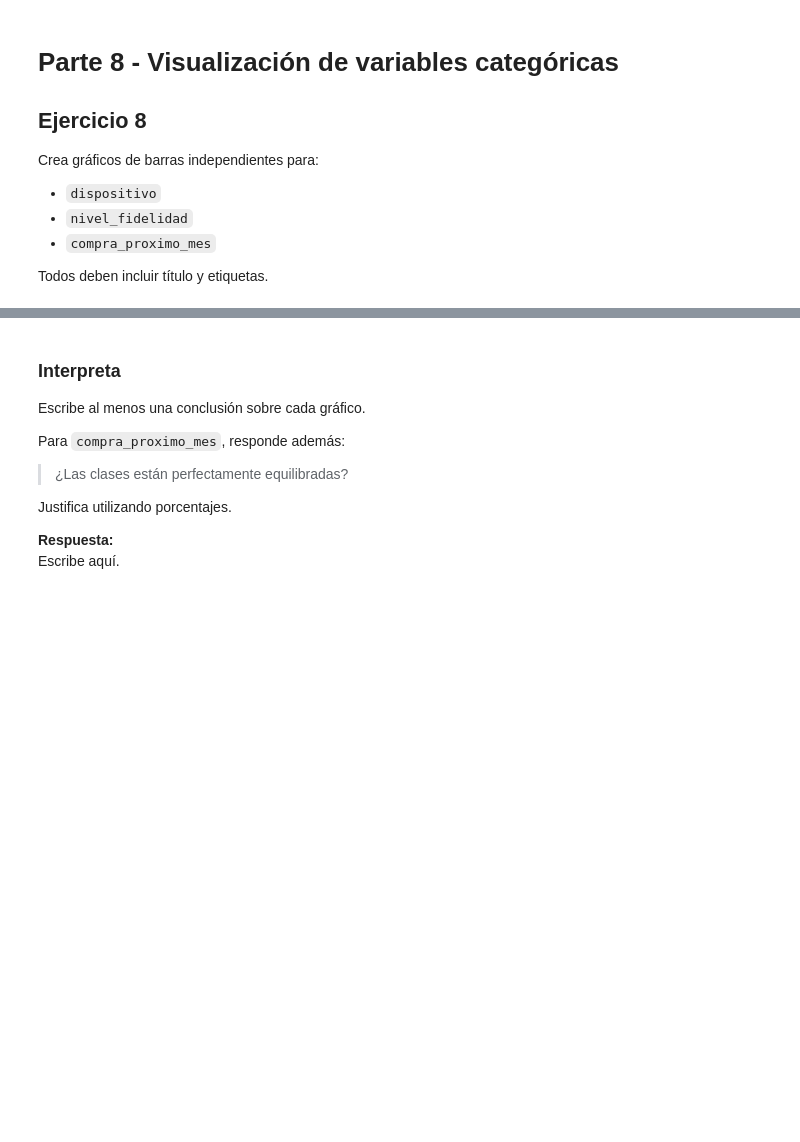
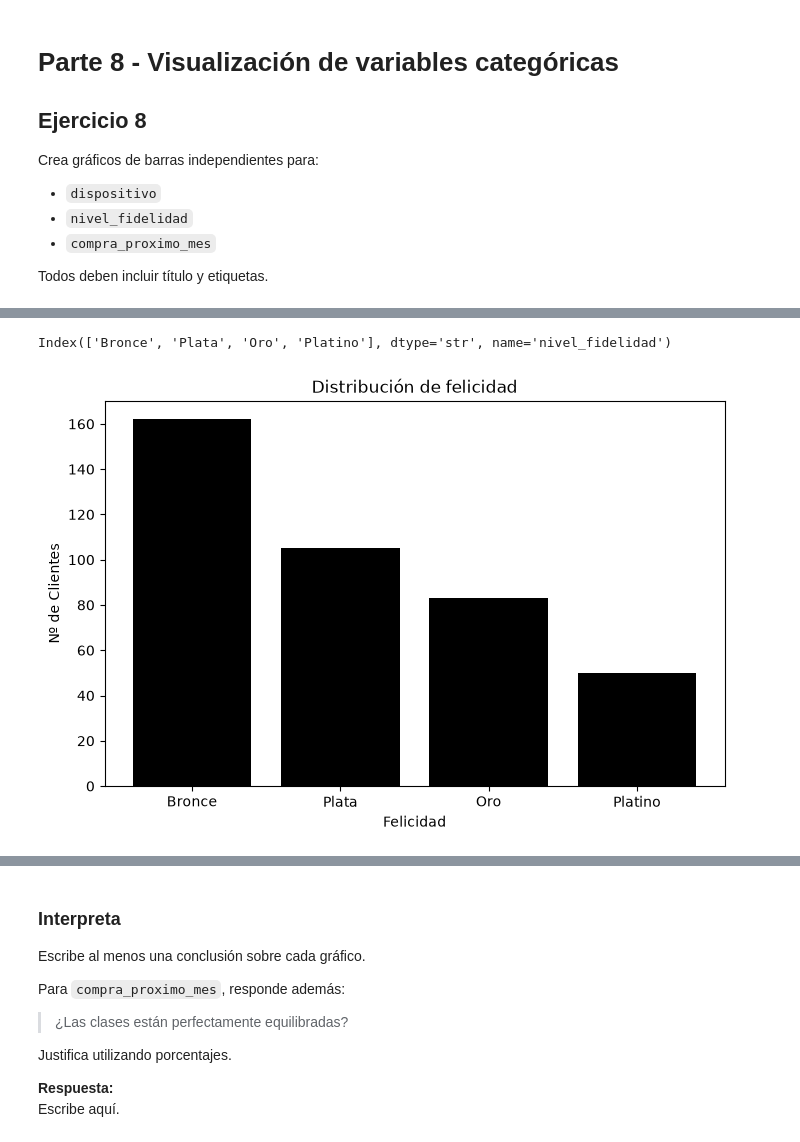
Before and after one commit to juanfeemv/jupyternotebooks, a Jupyter notebook: Practica_05_JuanFelipeMena.ipynb, the cells around one changed output, grey strips where cells are left out. Saved outputs shown, nothing was run; the diff lists cells and outputs as text; code cells hidden in the pictures; blank space fills up the shorter version.

```diff
--- a/Practica_05_JuanFelipeMena.ipynb
+++ b/Practica_05_JuanFelipeMena.ipynb
@@ -497,4 +579,17 @@ Todos deben incluir título y etiquetas.
 # %%
 # TODO: gráfico de barras de nivel_fidelidad
+conteosfidelidad = df["nivel_fidelidad"].value_counts()
+print(conteosfidelidad.index)
+
+plt.figure(figsize = (8, 5))
+plt.bar(conteosfidelidad.index, conteosfidelidad.values, color = "black")
+plt.xlabel("Felicidad")
+plt.ylabel("Nº de Clientes")
+plt.title("Distribución de felicidad")
+plt.tight_layout()
+plt.show()
+# %% [output]
+Index(['Bronce', 'Plata', 'Oro', 'Platino'], dtype='str', name='nivel_fidelidad')
+[figure, added]
 # %%
 # TODO: gráfico de barras de compra_proximo_mes
```
Also changed, not shown: parts of 11 cells of this notebook.
